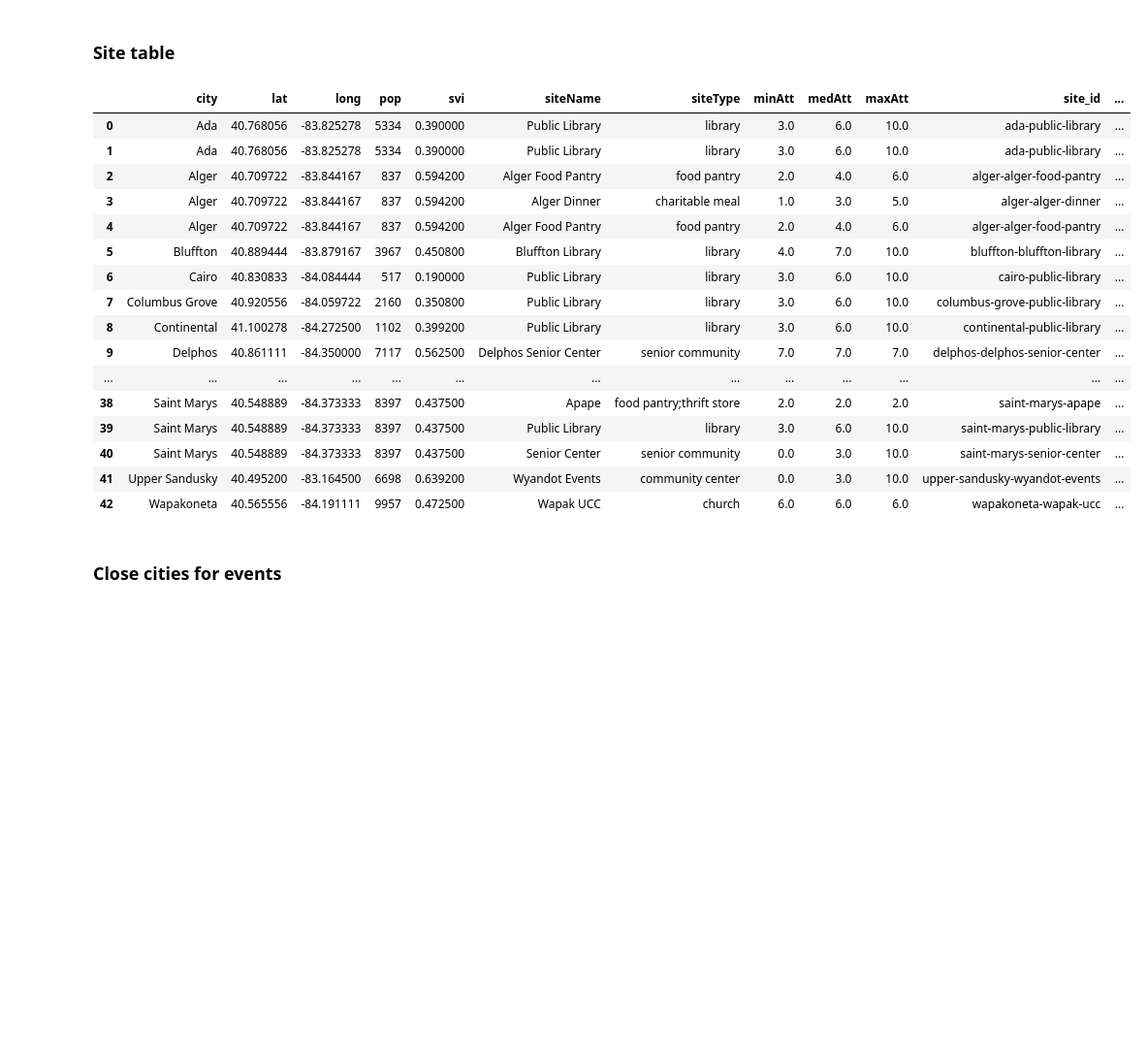
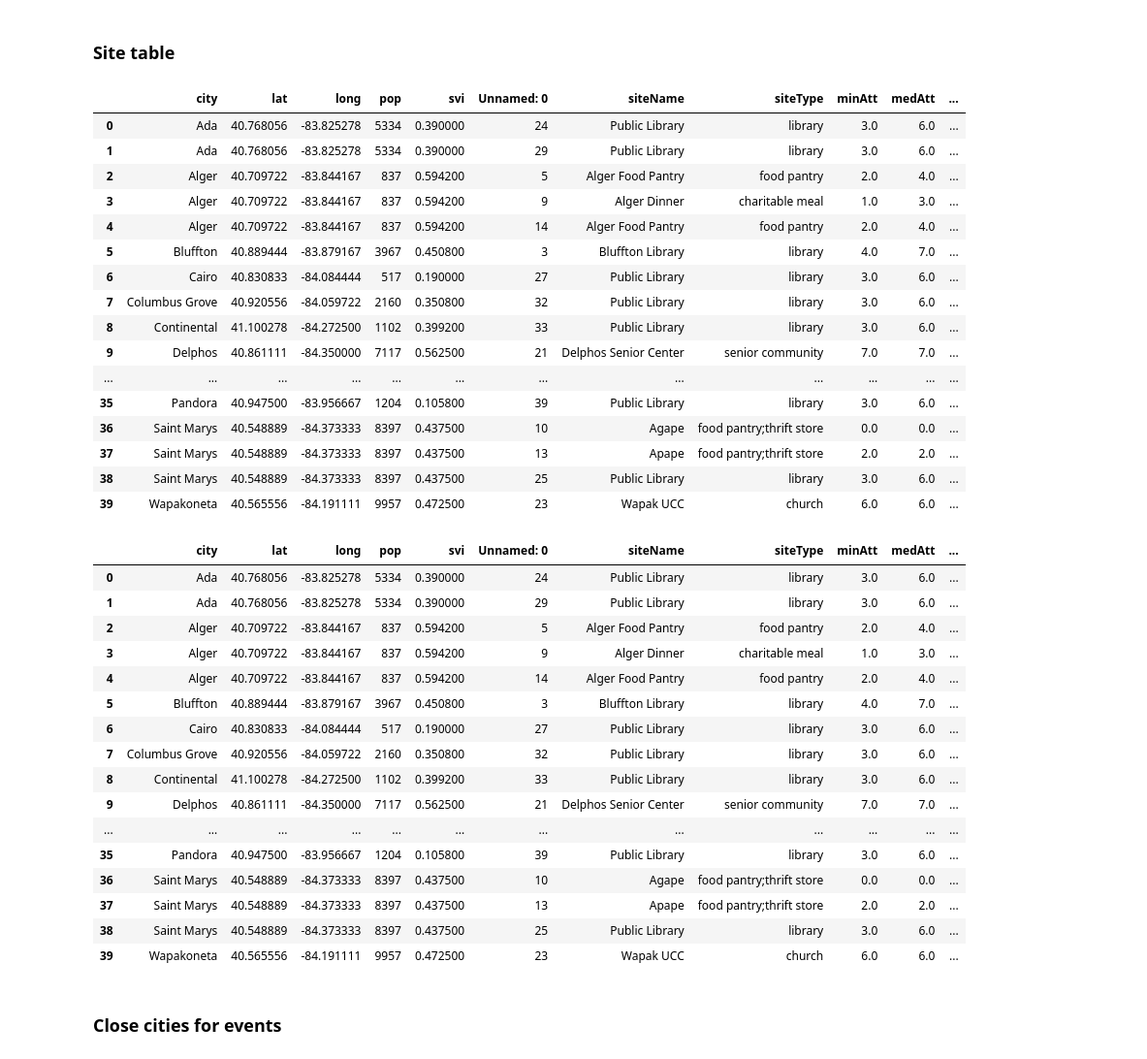
Before and after one commit to Human-Centered-Optimization-Lab/clinicOpt, a Jupyter notebook: clinicOptENAUTILUS_step01a.ipynb, the cells around one changed output. Shown at 97% size. Saved outputs shown, nothing was run; the diff lists cells and outputs as text; code cells hidden in the pictures; blank space fills up the shorter version.

```diff
--- a/clinicOptENAUTILUS_step01a.ipynb
+++ b/clinicOptENAUTILUS_step01a.ipynb
@@ -107,46 +107,59 @@ if cities_cities_df != cities_adjDist_df:
 # %% [markdown]
 ### Site table
 # %%
-
-file_name = "data/propSites.pkl"
-
-output = open(file_name, 'rb')
-sites_only = pickle.load(output)
+sites_only = pd.read_csv("data/proposedSitesProcessed.csv")
 
 # Data integrity check
 cities_cities_df = set(cities.loc[:,"city"])
 cities_adjDist_df = set(sites_only.loc[:,"city"])
 if len(cities_adjDist_df - cities_cities_df) != 0:
     raise ValueError(f"Some cities in the site table don't appear in the city table.\nCity table: {cities_cities_df}\nSite table{cities_adjDist_df}")
 
 # Create event table
 sites = pd.merge(cities, sites_only, on="city")
-
+display(sites)
 sites.loc[:, "site_id"] = sites.apply(lambda row: slugify(f'{row["city"]} {row["siteName"]}'), axis=1)
 sites.loc[:, "site_pretty"] = sites.apply(lambda row: f'{row["siteName"]}', axis=1)
 
 # Add the distance to home for each site
 sites = pd.merge(sites, dist2home, on="city")
 
 display(sites)
 # %% [output]
-|  | city | lat | long | pop | svi | siteName | siteType | minAtt | medAtt | maxAtt | site_id | ... |
-| 0 | Ada | 40.768056 | -83.825278 | 5334 | 0.390000 | Public Library | library | 3.0 | 6.0 | 10.0 | ada-public-library | ... |
-| 1 | Ada | 40.768056 | -83.825278 | 5334 | 0.390000 | Public Library | library | 3.0 | 6.0 | 10.0 | ada-public-library | ... |
-| 2 | Alger | 40.709722 | -83.844167 | 837 | 0.594200 | Alger Food Pantry | food pantry | 2.0 | 4.0 | 6.0 | alger-alger-food-pantry | ... |
-| 3 | Alger | 40.709722 | -83.844167 | 837 | 0.594200 | Alger Dinner | charitable meal | 1.0 | 3.0 | 5.0 | alger-alger-dinner | ... |
-| 4 | Alger | 40.709722 | -83.844167 | 837 | 0.594200 | Alger Food Pantry | food pantry | 2.0 | 4.0 | 6.0 | alger-alger-food-pantry | ... |
-| 5 | Bluffton | 40.889444 | -83.879167 | 3967 | 0.450800 | Bluffton Library | library | 4.0 | 7.0 | 10.0 | bluffton-bluffton-library | ... |
-| 6 | Cairo | 40.830833 | -84.084444 | 517 | 0.190000 | Public Library | library | 3.0 | 6.0 | 10.0 | cairo-public-library | ... |
-| 7 | Columbus Grove | 40.920556 | -84.059722 | 2160 | 0.350800 | Public Library | library | 3.0 | 6.0 | 10.0 | columbus-grove-public-library | ... |
-| 8 | Continental | 41.100278 | -84.272500 | 1102 | 0.399200 | Public Library | library | 3.0 | 6.0 | 10.0 | continental-public-library | ... |
-| 9 | Delphos | 40.861111 | -84.350000 | 7117 | 0.562500 | Delphos Senior Center | senior community | 7.0 | 7.0 | 7.0 | delphos-delphos-senior-center | ... |
-| ... | ... | ... | ... | ... | ... | ... | ... | ... | ... | ... | ... | ... |
-| 38 | Saint Marys | 40.548889 | -84.373333 | 8397 | 0.437500 | Apape | food pantry;thrift store | 2.0 | 2.0 | 2.0 | saint-marys-apape | ... |
-| 39 | Saint Marys | 40.548889 | -84.373333 | 8397 | 0.437500 | Public Library | library | 3.0 | 6.0 | 10.0 | saint-marys-public-library | ... |
-| 40 | Saint Marys | 40.548889 | -84.373333 | 8397 | 0.437500 | Senior Center | senior community | 0.0 | 3.0 | 10.0 | saint-marys-senior-center | ... |
-| 41 | Upper Sandusky | 40.495200 | -83.164500 | 6698 | 0.639200 | Wyandot Events | community center | 0.0 | 3.0 | 10.0 | upper-sandusky-wyandot-events | ... |
-| 42 | Wapakoneta | 40.565556 | -84.191111 | 9957 | 0.472500 | Wapak UCC | church | 6.0 | 6.0 | 6.0 | wapakoneta-wapak-ucc | ... |
+|  | city | lat | long | pop | svi | Unnamed: 0 | siteName | siteType | minAtt | medAtt | ... |
+| 0 | Ada | 40.768056 | -83.825278 | 5334 | 0.390000 | 24 | Public Library | library | 3.0 | 6.0 | ... |
+| 1 | Ada | 40.768056 | -83.825278 | 5334 | 0.390000 | 29 | Public Library | library | 3.0 | 6.0 | ... |
+| 2 | Alger | 40.709722 | -83.844167 | 837 | 0.594200 | 5 | Alger Food Pantry | food pantry | 2.0 | 4.0 | ... |
+| 3 | Alger | 40.709722 | -83.844167 | 837 | 0.594200 | 9 | Alger Dinner | charitable meal | 1.0 | 3.0 | ... |
+| 4 | Alger | 40.709722 | -83.844167 | 837 | 0.594200 | 14 | Alger Food Pantry | food pantry | 2.0 | 4.0 | ... |
+| 5 | Bluffton | 40.889444 | -83.879167 | 3967 | 0.450800 | 3 | Bluffton Library | library | 4.0 | 7.0 | ... |
+| 6 | Cairo | 40.830833 | -84.084444 | 517 | 0.190000 | 27 | Public Library | library | 3.0 | 6.0 | ... |
+| 7 | Columbus Grove | 40.920556 | -84.059722 | 2160 | 0.350800 | 32 | Public Library | library | 3.0 | 6.0 | ... |
+| 8 | Continental | 41.100278 | -84.272500 | 1102 | 0.399200 | 33 | Public Library | library | 3.0 | 6.0 | ... |
+| 9 | Delphos | 40.861111 | -84.350000 | 7117 | 0.562500 | 21 | Delphos Senior Center | senior community | 7.0 | 7.0 | ... |
+| ... | ... | ... | ... | ... | ... | ... | ... | ... | ... | ... | ... |
+| 35 | Pandora | 40.947500 | -83.956667 | 1204 | 0.105800 | 39 | Public Library | library | 3.0 | 6.0 | ... |
+| 36 | Saint Marys | 40.548889 | -84.373333 | 8397 | 0.437500 | 10 | Agape | food pantry;thrift store | 0.0 | 0.0 | ... |
+| 37 | Saint Marys | 40.548889 | -84.373333 | 8397 | 0.437500 | 13 | Apape | food pantry;thrift store | 2.0 | 2.0 | ... |
+| 38 | Saint Marys | 40.548889 | -84.373333 | 8397 | 0.437500 | 25 | Public Library | library | 3.0 | 6.0 | ... |
+| 39 | Wapakoneta | 40.565556 | -84.191111 | 9957 | 0.472500 | 23 | Wapak UCC | church | 6.0 | 6.0 | ... |
+|  | city | lat | long | pop | svi | Unnamed: 0 | siteName | siteType | minAtt | medAtt | ... |
+| 0 | Ada | 40.768056 | -83.825278 | 5334 | 0.390000 | 24 | Public Library | library | 3.0 | 6.0 | ... |
+| 1 | Ada | 40.768056 | -83.825278 | 5334 | 0.390000 | 29 | Public Library | library | 3.0 | 6.0 | ... |
+| 2 | Alger | 40.709722 | -83.844167 | 837 | 0.594200 | 5 | Alger Food Pantry | food pantry | 2.0 | 4.0 | ... |
+| 3 | Alger | 40.709722 | -83.844167 | 837 | 0.594200 | 9 | Alger Dinner | charitable meal | 1.0 | 3.0 | ... |
+| 4 | Alger | 40.709722 | -83.844167 | 837 | 0.594200 | 14 | Alger Food Pantry | food pantry | 2.0 | 4.0 | ... |
+| 5 | Bluffton | 40.889444 | -83.879167 | 3967 | 0.450800 | 3 | Bluffton Library | library | 4.0 | 7.0 | ... |
+| 6 | Cairo | 40.830833 | -84.084444 | 517 | 0.190000 | 27 | Public Library | library | 3.0 | 6.0 | ... |
+| 7 | Columbus Grove | 40.920556 | -84.059722 | 2160 | 0.350800 | 32 | Public Library | library | 3.0 | 6.0 | ... |
+| 8 | Continental | 41.100278 | -84.272500 | 1102 | 0.399200 | 33 | Public Library | library | 3.0 | 6.0 | ... |
+| 9 | Delphos | 40.861111 | -84.350000 | 7117 | 0.562500 | 21 | Delphos Senior Center | senior community | 7.0 | 7.0 | ... |
+| ... | ... | ... | ... | ... | ... | ... | ... | ... | ... | ... | ... |
+| 35 | Pandora | 40.947500 | -83.956667 | 1204 | 0.105800 | 39 | Public Library | library | 3.0 | 6.0 | ... |
+| 36 | Saint Marys | 40.548889 | -84.373333 | 8397 | 0.437500 | 10 | Agape | food pantry;thrift store | 0.0 | 0.0 | ... |
+| 37 | Saint Marys | 40.548889 | -84.373333 | 8397 | 0.437500 | 13 | Apape | food pantry;thrift store | 2.0 | 2.0 | ... |
+| 38 | Saint Marys | 40.548889 | -84.373333 | 8397 | 0.437500 | 25 | Public Library | library | 3.0 | 6.0 | ... |
+| 39 | Wapakoneta | 40.565556 | -84.191111 | 9957 | 0.472500 | 23 | Wapak UCC | church | 6.0 | 6.0 | ... |
 # %% [markdown]
 ### Close cities for events
 # %%
```
Also changed, not shown: parts of 7 cells of this notebook, 5 other files.
